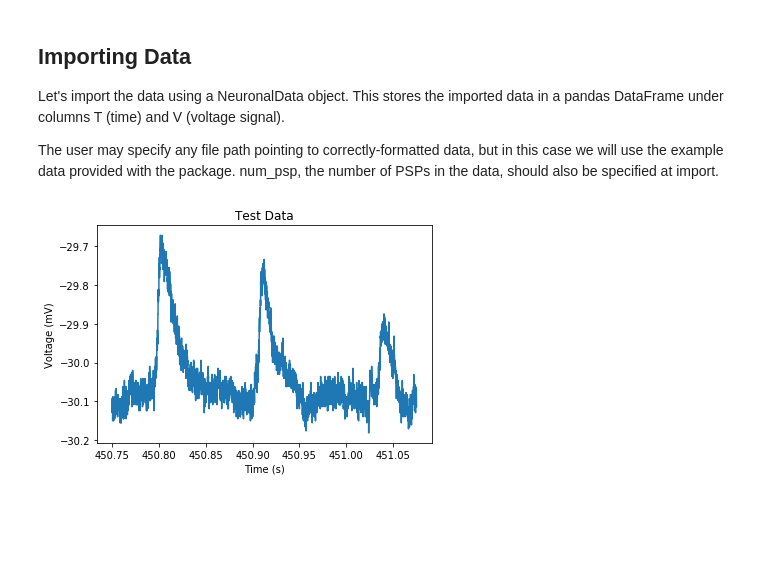
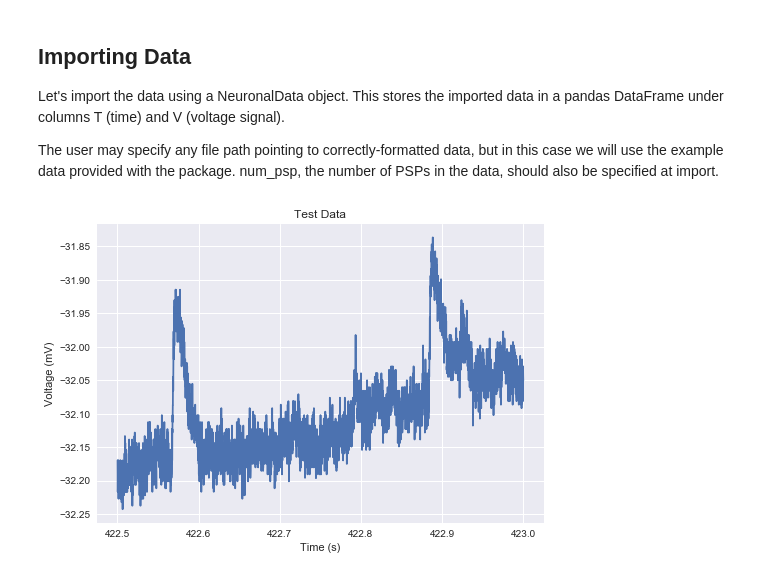
Before and after one commit to phys201/neuronal, a Jupyter notebook: tutorial.ipynb, the cells around one changed output. Cells and saved outputs as stored; diff of their text form; code cells hidden in the pictures; blank space fills up the shorter version.

```diff
--- a/tutorial.ipynb
+++ b/tutorial.ipynb
@@ -120,7 +123,8 @@ $$L(\Theta|Y) \propto ln p(Y|\Theta) \: + \: ln p(\Theta)$$
 import numpy as np
 import pandas as pd
 import matplotlib.pyplot as plt
-import pymc3 as pm
+import seaborn as sns
+plt.style.use('seaborn')
 # %% [markdown]
 ## Importing Data
 
@@ -130,14 +134,13 @@ The user may specify any file path pointing to correctly-formatted data, but in
 # %%
 #our package import
 import neuronal
 
-three_psp = neuronal.NeuronalData(neuronal.get_example_data_file_path('three_PSP_data.txt'), num_psp=3)
+two_psp = neuronal.NeuronalData(neuronal.get_example_data_file_path('two_PSP_data.txt'), num_psp=2)
 
-#Plot the data to guess the parameters
-plt.plot(three_psp.data['T'], three_psp.data['V'])
+plt.plot(two_psp.data['T'], two_psp.data['V'])
 plt.title('Test Data')
 plt.xlabel('Time (s)')
 plt.ylabel('Voltage (mV)')
 plt.show()
 # %% [output]
-[figure, old version]
+[figure, new version]
```
Also changed, not shown: parts of 38 cells of this notebook.
